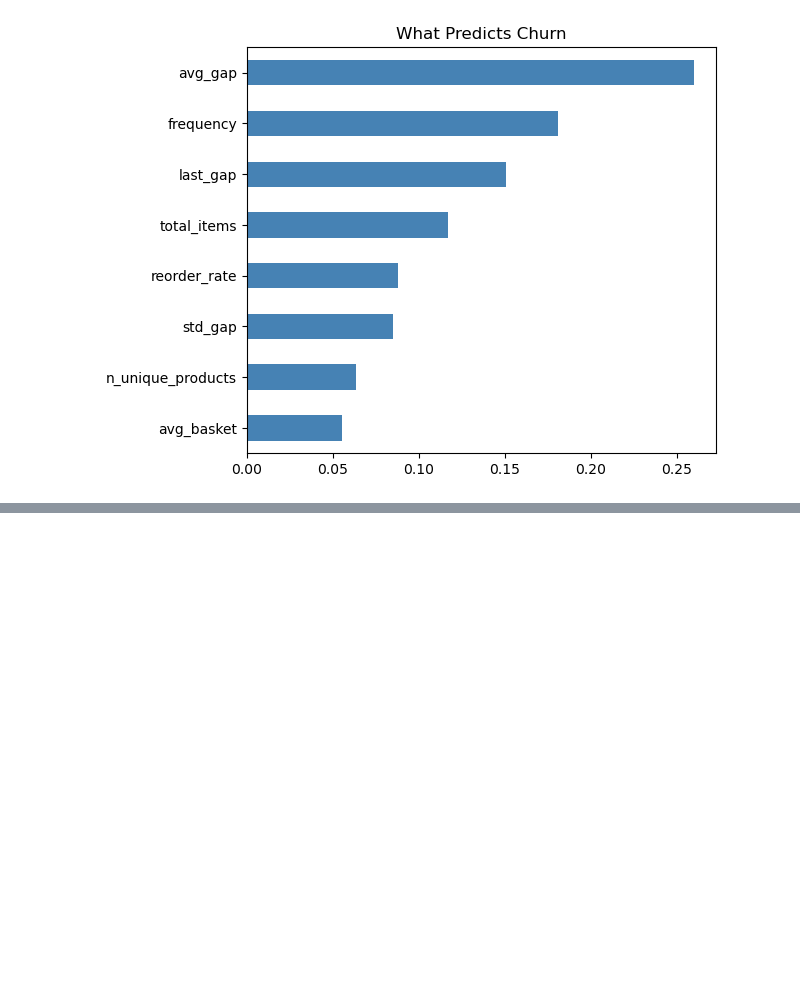
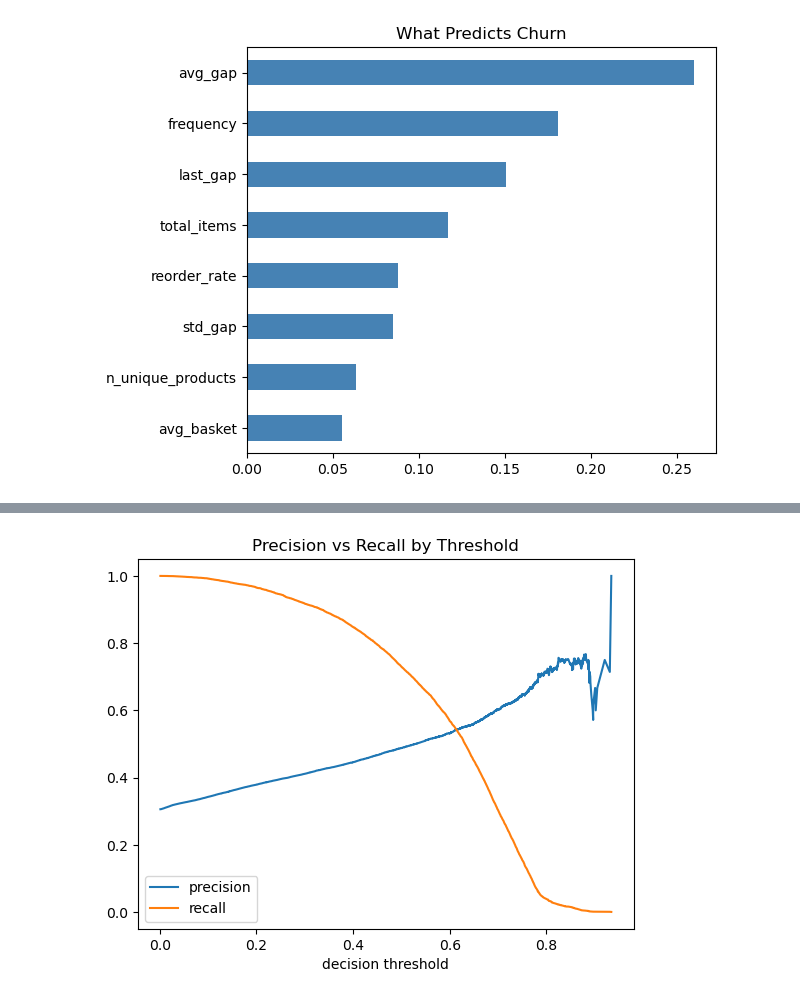
Before and after one commit to FarzaneHashemii/instacart_sales_analysis, a Jupyter notebook: notebooks/pre_analaysis.ipynb, the cells around one changed output, grey strips where cells are left out. Cells and saved outputs as stored; diff of their text form; code cells hidden in the pictures; blank space fills up the shorter version.

```diff
--- a/notebooks/pre_analaysis.ipynb
+++ b/notebooks/pre_analaysis.ipynb
@@ -547,0 +564,11 @@ plt.show()
+# %%
+from sklearn.metrics import precision_recall_curve
+prec, rec, thresh = precision_recall_curve(y_test, rf_probs)
+plt.plot(thresh, prec[:-1], label='precision')
+plt.plot(thresh, rec[:-1], label='recall')
+plt.xlabel('decision threshold'); plt.legend()
+plt.title('Precision vs Recall by Threshold')
+plt.show()
+# push the threshold above 0.5 to buy precision at the cost of recall
+# %% [output]
+[figure, added]
```
Also changed, not shown: parts of 1 cell of this notebook.
